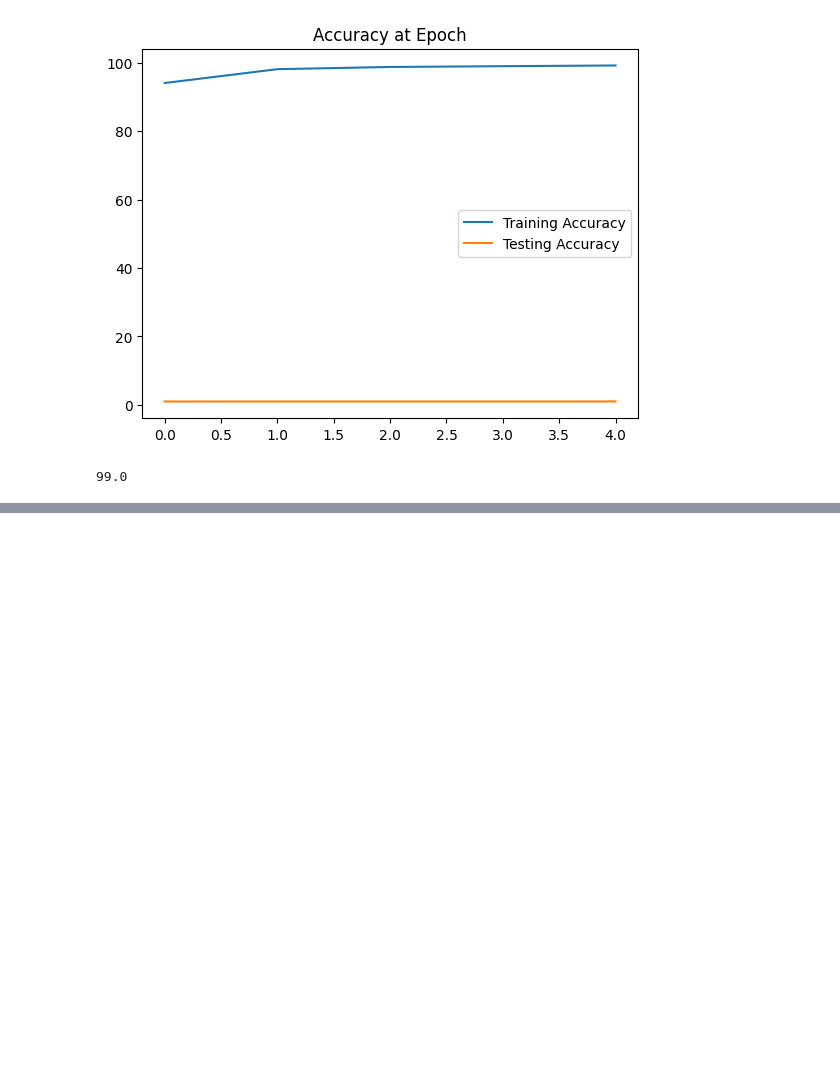
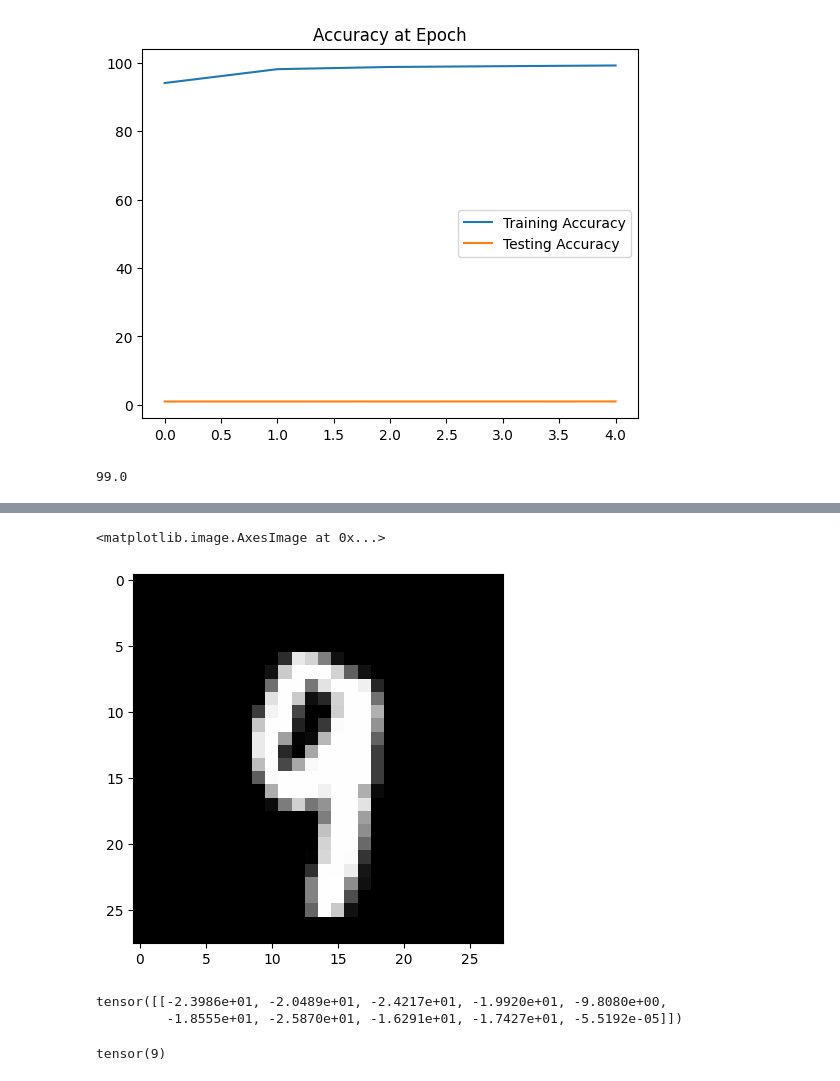
Before and after one commit to EngrIBGIT/Advanced-Data-Analytics---Portfolio-Project-for-DataPulse, a Jupyter notebook: Convolusional_Neural_Network_Pytorch.ipynb, the cells around one changed output, grey strips where cells are left out. Cells and saved outputs as stored; diff of their text form; code cells hidden in the pictures; blank space fills up the shorter version.

```diff
--- a/Convolusional_Neural_Network_Pytorch.ipynb
+++ b/Convolusional_Neural_Network_Pytorch.ipynb
@@ -355,0 +422,6 @@ correct.item()/len(test_data)*100
+# %%
+# Show Image
+plt.imshow(test_data[4143][0].reshape(28, 28), cmap='gray')
+# %% [output]
+<matplotlib.image.AxesImage at 0x...>
+[figure, added]
@@ -355,0 +433,10 @@ correct.item()/len(test_data)*100
+# %%
+# Check the predictions (get probabilities)
+new_predictions
+# %% [output]
+tensor([[-2.3986e+01, -2.0489e+01, -2.4217e+01, -1.9920e+01, -9.8080e+00,
+         -1.8555e+01, -2.5870e+01, -1.6291e+01, -1.7427e+01, -5.5192e-05]])
+# %%
+new_predictions.argmax()
+# %% [output]
+tensor(9)
```
Also changed, not shown: parts of 5 cells of this notebook.
